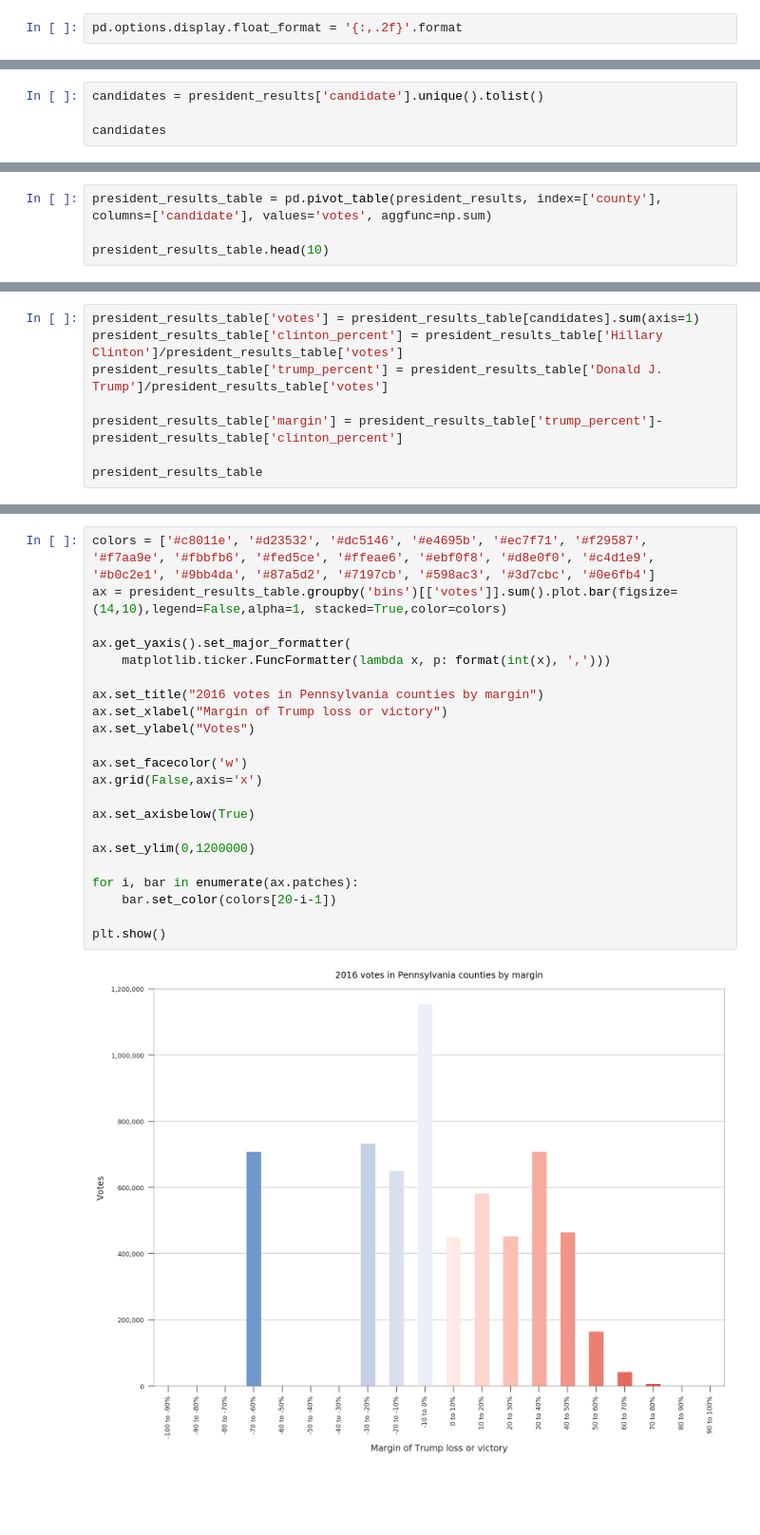
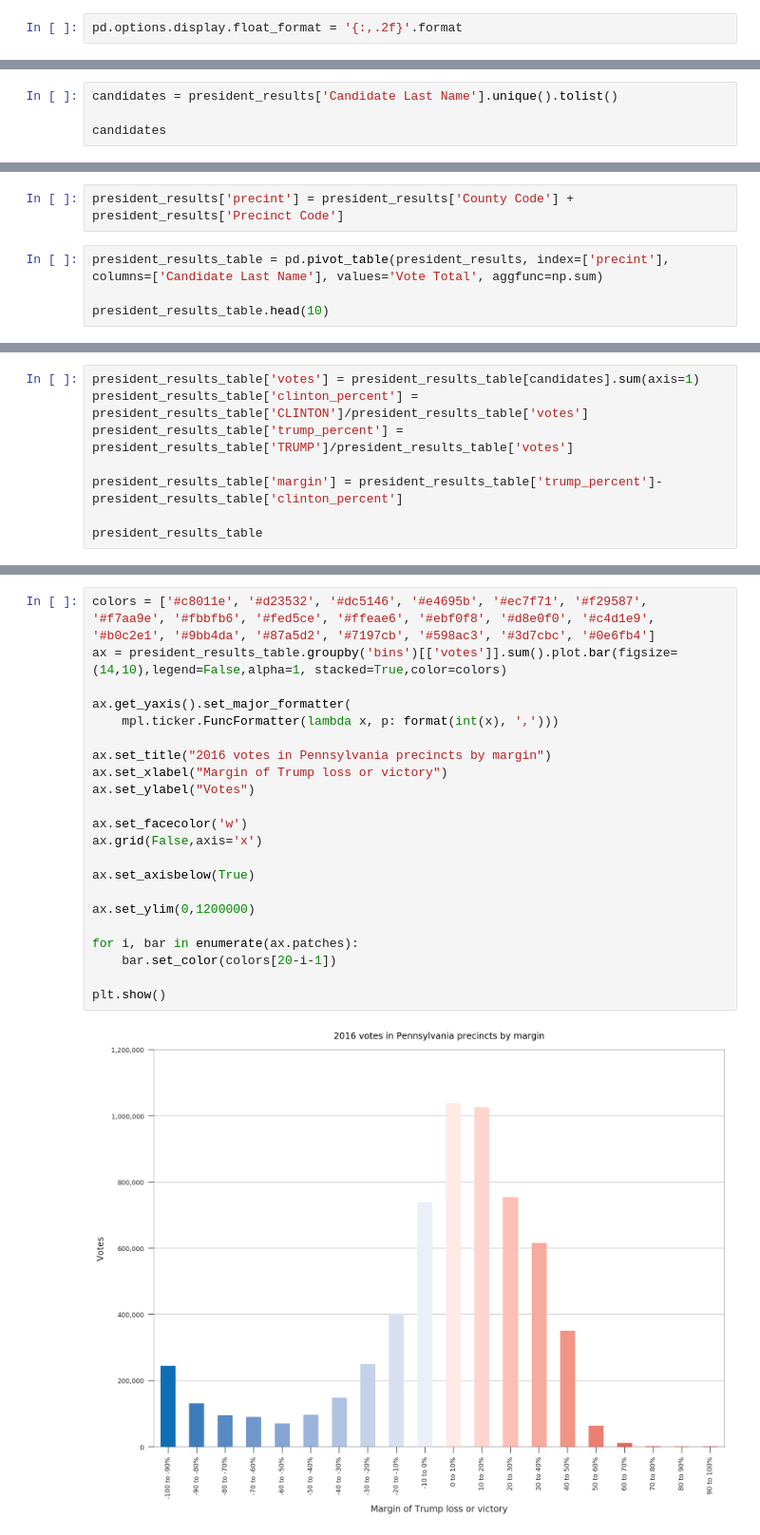
Before and after one commit to chriszs/pa-battleground-counties, a Jupyter notebook: analysis.ipynb, the cells around one changed output, grey strips where cells are left out. Shown at 95% size. Saved outputs shown, nothing was run; the diff lists cells and outputs as text; blank space fills up the shorter version.

Commit message:
Precincts

```diff
--- a/analysis.ipynb
+++ b/analysis.ipynb
@@ -31,5 +65,5 @@ president_results = results[results['office'] == 'President']
 # %%
-candidates = president_results['candidate'].unique().tolist()
+candidates = president_results['Candidate Last Name'].unique().tolist()
 
 candidates
 # %% [output]
@@ -41,5 +71,7 @@ candidates
+# %%
+president_results['precint'] = president_results['County Code'] + president_results['Precinct Code']
 # %%
-president_results_table = pd.pivot_table(president_results, index=['county'], columns=['candidate'], values='votes', aggfunc=np.sum)
+president_results_table = pd.pivot_table(president_results, index=['precint'], columns=['Candidate Last Name'], values='Vote Total', aggfunc=np.sum)
 
 president_results_table.head(10)
 # %% [output]
@@ -58,7 +90,7 @@ president_results_table.head(10)
 # %%
 president_results_table['votes'] = president_results_table[candidates].sum(axis=1)
-president_results_table['clinton_percent'] = president_results_table['Hillary Clinton']/president_results_table['votes']
-president_results_table['trump_percent'] = president_results_table['Donald J. Trump']/president_results_table['votes']
+president_results_table['clinton_percent'] = president_results_table['CLINTON']/president_results_table['votes']
+president_results_table['trump_percent'] = president_results_table['TRUMP']/president_results_table['votes']
 
 president_results_table['margin'] = president_results_table['trump_percent']-president_results_table['clinton_percent']
 
@@ -150,24 +182,24 @@ president_results_table.groupby('bins')[['votes']].sum()
 # %%
 colors = ['#c8011e', '#d23532', '#dc5146', '#e4695b', '#ec7f71', '#f29587', '#f7aa9e', '#fbbfb6', '#fed5ce', '#ffeae6', '#ebf0f8', '#d8e0f0', '#c4d1e9', '#b0c2e1', '#9bb4da', '#87a5d2', '#7197cb', '#598ac3', '#3d7cbc', '#0e6fb4']
 ax = president_results_table.groupby('bins')[['votes']].sum().plot.bar(figsize=(14,10),legend=False,alpha=1, stacked=True,color=colors)
 
 ax.get_yaxis().set_major_formatter(
-    matplotlib.ticker.FuncFormatter(lambda x, p: format(int(x), ',')))
+    mpl.ticker.FuncFormatter(lambda x, p: format(int(x), ',')))
 
-ax.set_title("2016 votes in Pennsylvania counties by margin")
+ax.set_title("2016 votes in Pennsylvania precincts by margin")
 ax.set_xlabel("Margin of Trump loss or victory")
 ax.set_ylabel("Votes")
 
 ax.set_facecolor('w')
 ax.grid(False,axis='x')
 
 ax.set_axisbelow(True)
 
 ax.set_ylim(0,1200000)
 
 for i, bar in enumerate(ax.patches):
     bar.set_color(colors[20-i-1])
 
 plt.show()
 # %% [output]
-[figure, old version]
+[figure, new version]
```
Also changed, not shown: parts of 8 cells of this notebook.
